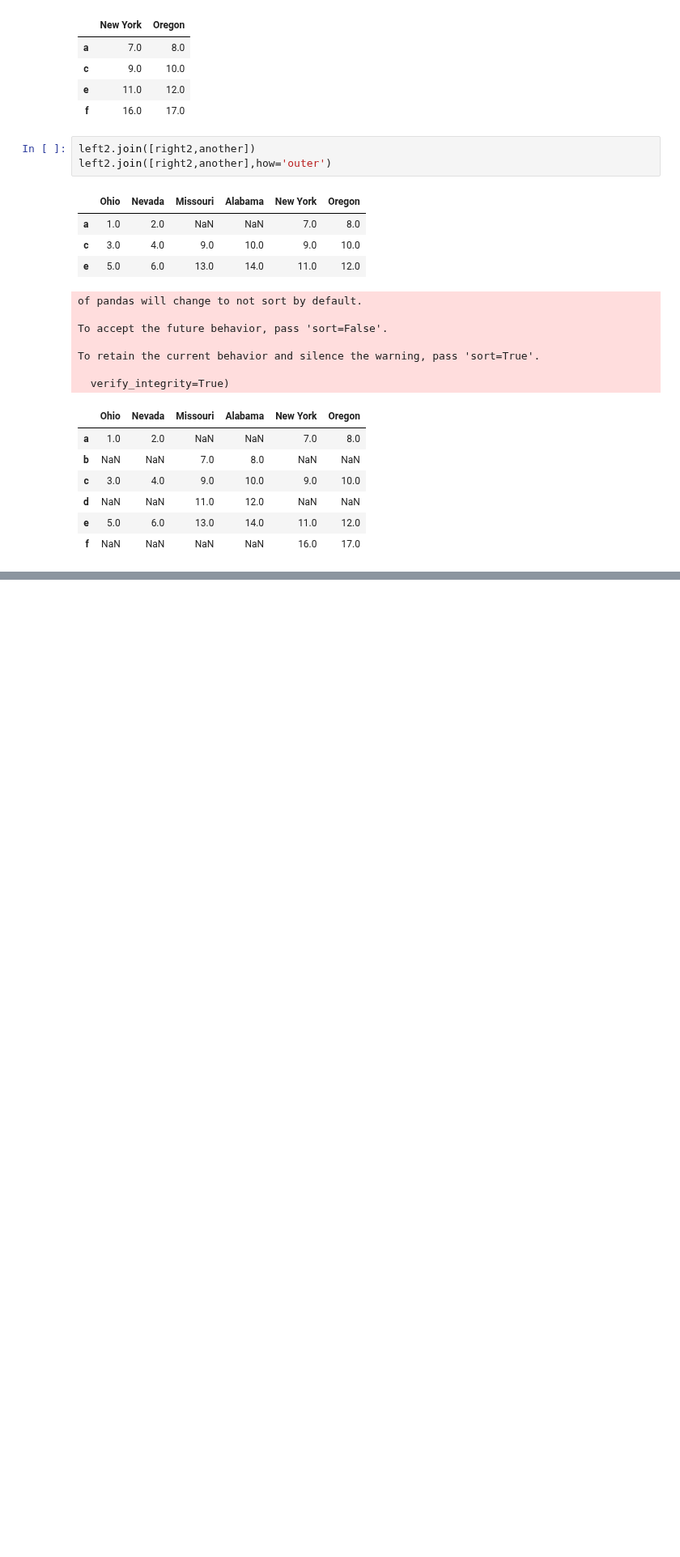
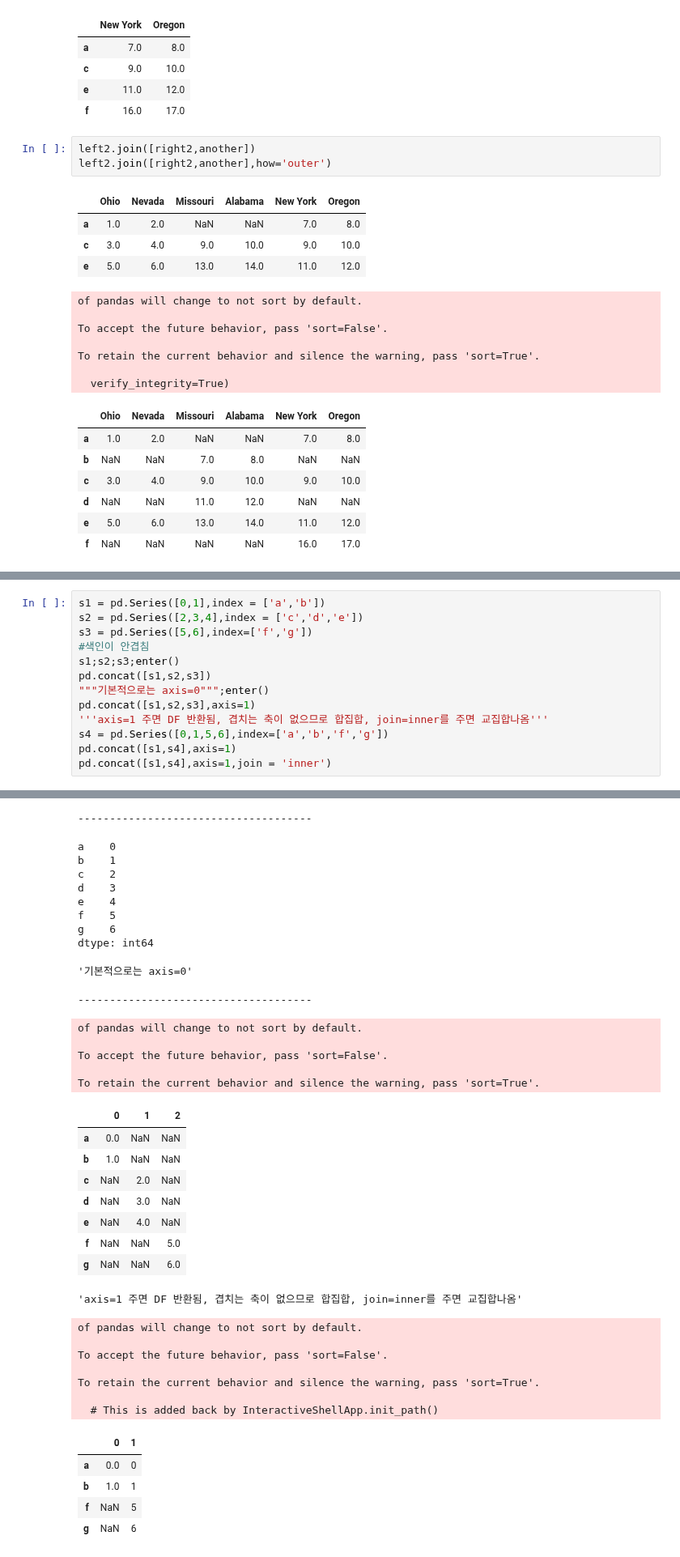
Before and after one commit to Suhwan-Ji/Study_DataScience, a Jupyter notebook: DataAnalysis/Ch08. 데이터 준비하기.ipynb, the cells around one changed output, grey strips where cells are left out. Shown at 81% size. Saved outputs shown, nothing was run; the diff lists cells and outputs as text; blank space fills up the shorter version.

```diff
--- a/DataAnalysis/Ch08. 데이터 준비하기.ipynb
+++ b/DataAnalysis/Ch08. 데이터 준비하기.ipynb
@@ -778,0 +801,14 @@ To retain the current behavior and silence the warning, pass 'sort=True'.
+# %%
+s1 = pd.Series([0,1],index = ['a','b'])
+s2 = pd.Series([2,3,4],index = ['c','d','e'])
+s3 = pd.Series([5,6],index=['f','g'])
+#색인이 안겹침
+s1;s2;s3;enter()
+pd.concat([s1,s2,s3])
+"""기본적으로는 axis=0""";enter()
+pd.concat([s1,s2,s3],axis=1)
+'''axis=1 주면 DF 반환됨, 겹치는 축이 없으므로 합집합, join=inner를 주면 교집합나옴'''
+s4 = pd.Series([0,1,5,6],index=['a','b','f','g'])
+pd.concat([s1,s4],axis=1)
+pd.concat([s1,s4],axis=1,join = 'inner')
+# %% [output]
@@ -778,0 +825,37 @@ To retain the current behavior and silence the warning, pass 'sort=True'.
+-------------------------------------
+a    0
+b    1
+c    2
+d    3
+e    4
+f    5
+g    6
+dtype: int64
+'기본적으로는 axis=0'
+-------------------------------------
+of pandas will change to not sort by default.
+
+To accept the future behavior, pass 'sort=False'.
+
+To retain the current behavior and silence the warning, pass 'sort=True'.
+|  | 0 | 1 | 2 |
+| a | 0.0 | NaN | NaN |
+| b | 1.0 | NaN | NaN |
+| c | NaN | 2.0 | NaN |
+| d | NaN | 3.0 | NaN |
+| e | NaN | 4.0 | NaN |
+| f | NaN | NaN | 5.0 |
+| g | NaN | NaN | 6.0 |
+'axis=1 주면 DF 반환됨, 겹치는 축이 없으므로 합집합, join=inner를 주면 교집합나옴'
+of pandas will change to not sort by default.
+
+To accept the future behavior, pass 'sort=False'.
+
+To retain the current behavior and silence the warning, pass 'sort=True'.
+
+  # This is added back by InteractiveShellApp.init_path()
+|  | 0 | 1 |
+| a | 0.0 | 0 |
+| b | 1.0 | 1 |
+| f | NaN | 5 |
+| g | NaN | 6 |
```
Also changed, not shown: parts of 29 cells of this notebook.
